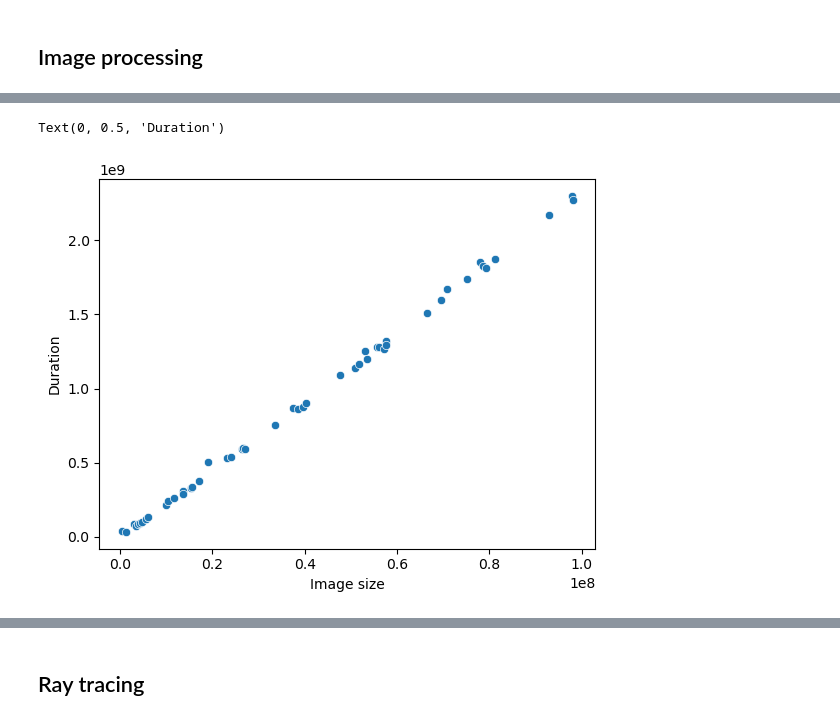
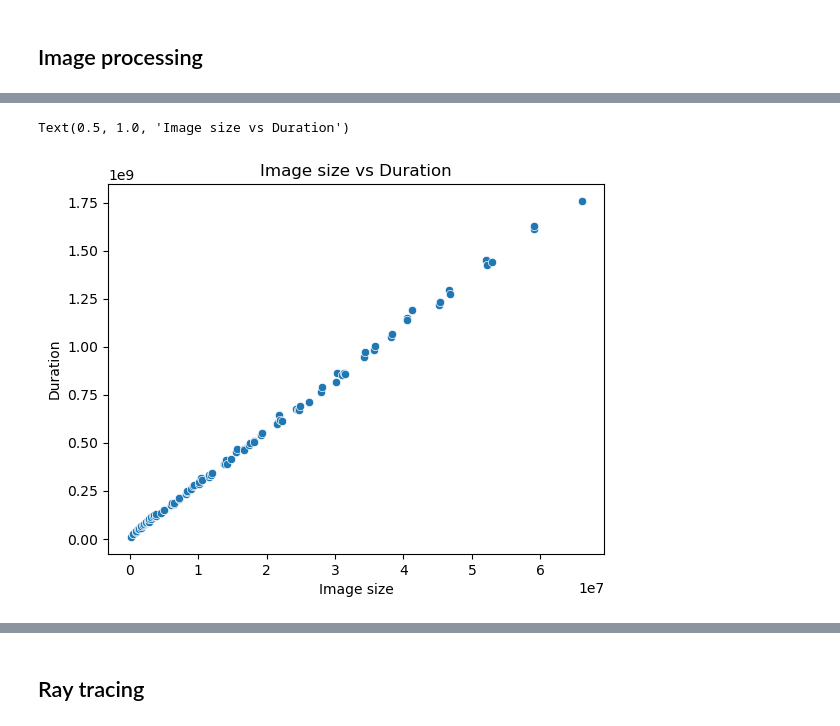
Before and after one commit to d-melita/SpecialVFX-Cloud, a Jupyter notebook: offline-analysis/Offline Analysis.ipynb, the cells around one changed output, grey strips where cells are left out. Drawn from its saved outputs; the diff is of its cells as text; code cells hidden in the pictures.

```diff
--- a/offline-analysis/Offline Analysis.ipynb
+++ b/offline-analysis/Offline Analysis.ipynb
@@ -27,8 +27,9 @@ df
 # %%
-sns.scatterplot(data = df[["bodySize", "duration"]].groupby("bodySize").mean(), x = "bodySize", y = "duration")
+sns.scatterplot(data = df[["bodySize", "duration"]].groupby("bodySize").median(), x = "bodySize", y = "duration")
 #sns.scatterplot(data = df, x = "bodySize", y = "duration")
 plt.xlabel("Image size")
 plt.ylabel("Duration")
+plt.title("Image size vs Duration")
 # %% [output]
-Text(0, 0.5, 'Duration')
+Text(0.5, 1.0, 'Image size vs Duration')
-[figure, old version]
+[figure, new version]
```
Also changed, not shown: parts of 5 cells of this notebook, 21 other files.
